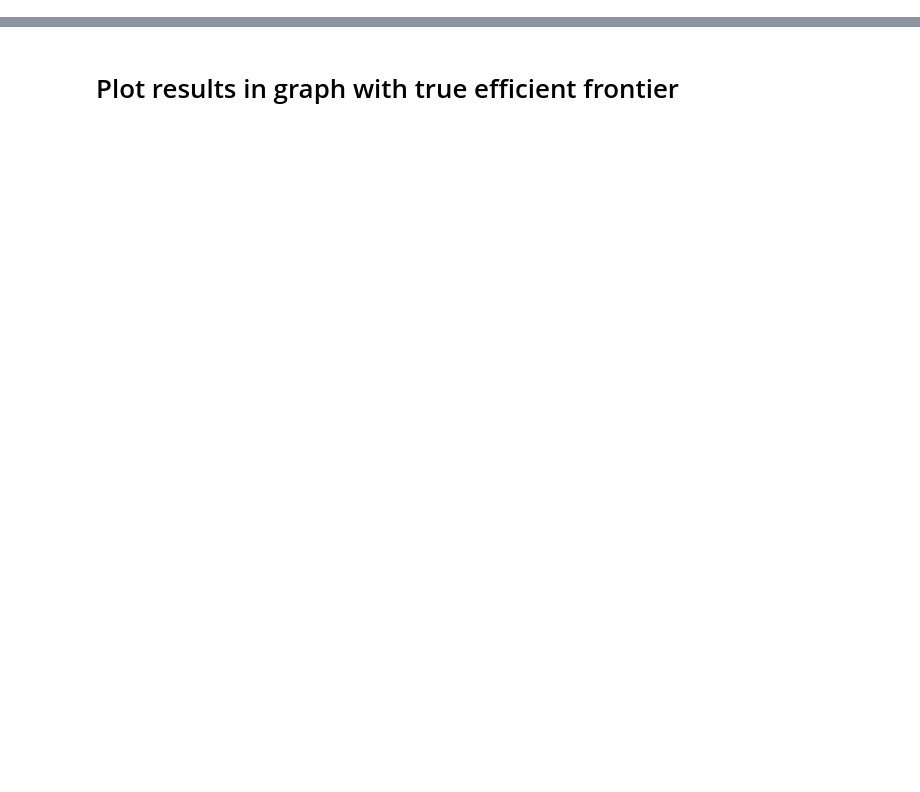
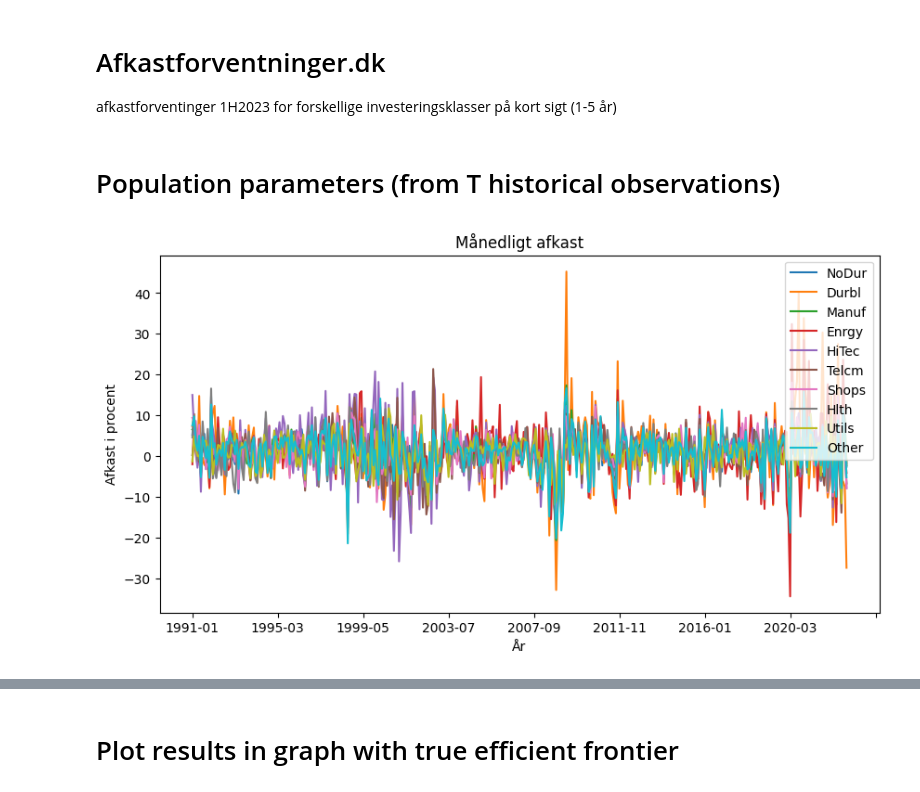
Before and after one commit to MNPW9/masters_thesis, a Jupyter notebook: mean_variance_simulation.ipynb, the cells around one changed output, grey strips where cells are left out. Drawn from its saved outputs; the diff is of its cells as text; code cells hidden in the pictures; blank space fills up the shorter version.

```diff
--- a/mean_variance_simulation.ipynb
+++ b/mean_variance_simulation.ipynb
@@ -417,0 +40,3 @@ SR_m = 0.2236221402341458
+# %% [markdown]
+# Afkastforventninger.dk
+afkastforventinger 1H2023 for forskellige investeringsklasser på kort sigt (1-5 år)
@@ -417,0 +57,13 @@ SR_m = 0.2236221402341458
+# %% [markdown]
+# Population parameters (from T historical observations)
+# %%
+# choose dataset
+monthly_returns = pd.read_csv(r'C:\code\masters_thesis\data\10industry_mc_monthly_returns.csv', index_col='Date')
+#monthly_returns = pd.read_csv(r'C:\code\masters_thesis\data\10industry_mc_monthly_returnpremiums.csv', index_col='Date')
+rf_returns = pd.read_csv(r'C:\code\masters_thesis\data\us_onemonth_tbill_returns.csv', index_col='Date')
+# %%
+# plot monthly returns
+ax = monthly_returns.plot(title="Månedligt afkast", figsize=(10, 5), xlabel="År");
+ax.set_ylabel('Afkast i procent');
+# %% [output]
+[figure, added]
```
Also changed, not shown: parts of 61 cells of this notebook, 6 other files.
